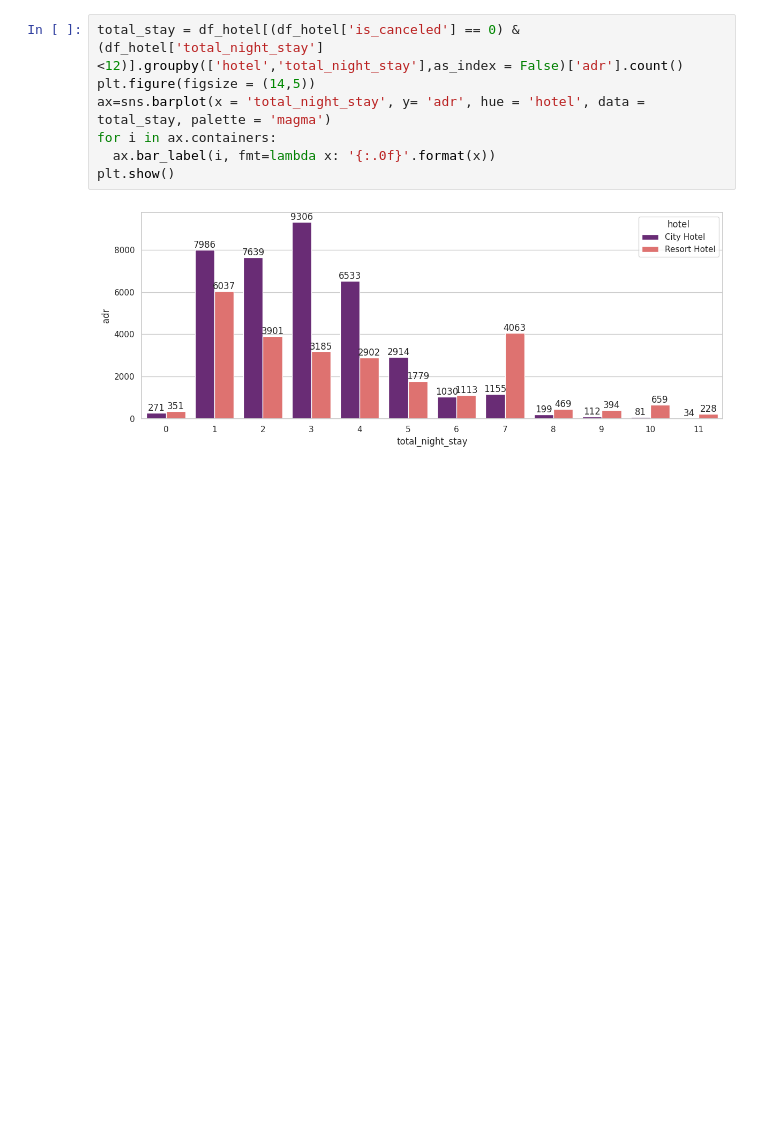
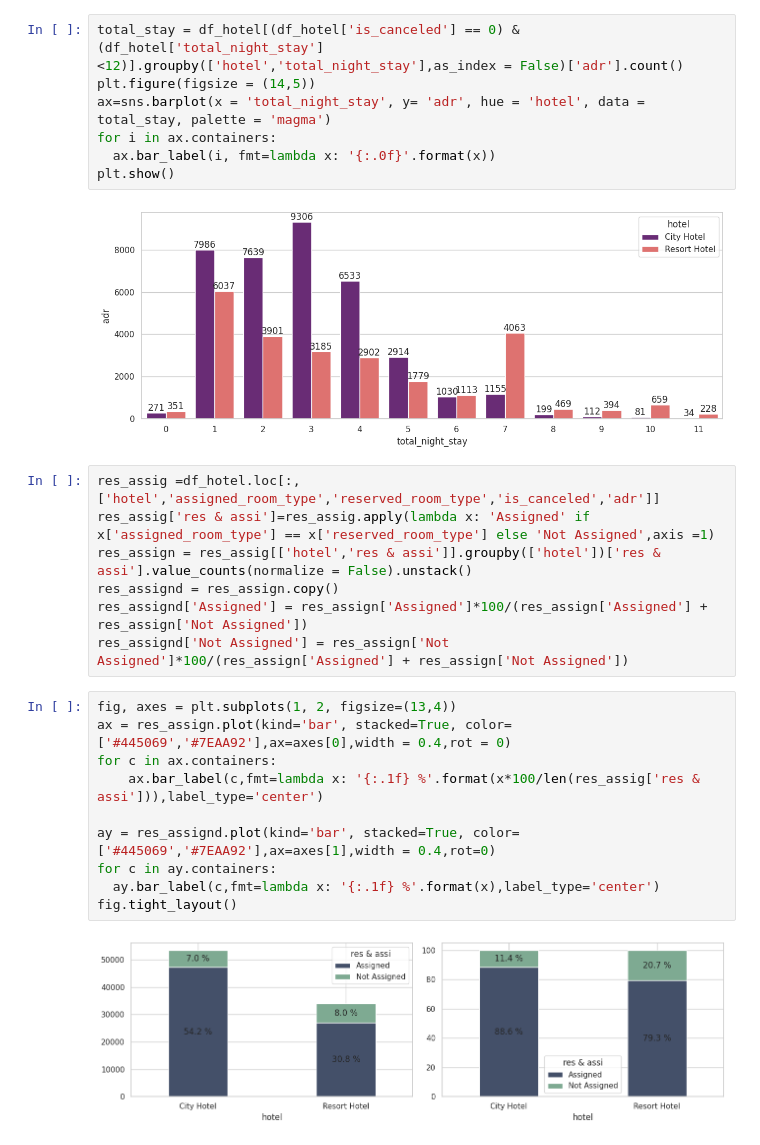
Before and after one commit to jamal-faisal/EDA_Hotel, a Jupyter notebook: EDA_Hotel_Booking.ipynb, the cells around one changed output. Saved outputs shown, nothing was run; the diff lists cells and outputs as text; blank space fills up the shorter version.

```diff
--- a/EDA_Hotel_Booking.ipynb
+++ b/EDA_Hotel_Booking.ipynb
@@ -621,3 +628,22 @@ for i in ax.containers:
 plt.show()
 # %% [output]
 [figure]
+# %%
+res_assig =df_hotel.loc[:,['hotel','assigned_room_type','reserved_room_type','is_canceled','adr']]
+res_assig['res & assi']=res_assig.apply(lambda x: 'Assigned' if x['assigned_room_type'] == x['reserved_room_type'] else 'Not Assigned',axis =1)
+res_assign = res_assig[['hotel','res & assi']].groupby(['hotel'])['res & assi'].value_counts(normalize = False).unstack()
+res_assignd = res_assign.copy()
+res_assignd['Assigned'] = res_assign['Assigned']*100/(res_assign['Assigned'] + res_assign['Not Assigned'])
+res_assignd['Not Assigned'] = res_assign['Not Assigned']*100/(res_assign['Assigned'] + res_assign['Not Assigned'])
+# %%
+fig, axes = plt.subplots(1, 2, figsize=(13,4))
+ax = res_assign.plot(kind='bar', stacked=True, color=['#445069','#7EAA92'],ax=axes[0],width = 0.4,rot = 0)
+for c in ax.containers:
+    ax.bar_label(c,fmt=lambda x: '{:.1f} %'.format(x*100/len(res_assig['res & assi'])),label_type='center')
+
+ay = res_assignd.plot(kind='bar', stacked=True, color=['#445069','#7EAA92'],ax=axes[1],width = 0.4,rot=0)
+for c in ay.containers:
+  ay.bar_label(c,fmt=lambda x: '{:.1f} %'.format(x),label_type='center')
+fig.tight_layout()
+# %% [output]
+[figure, added]
```
Also changed, not shown: parts of 4 cells of this notebook.
